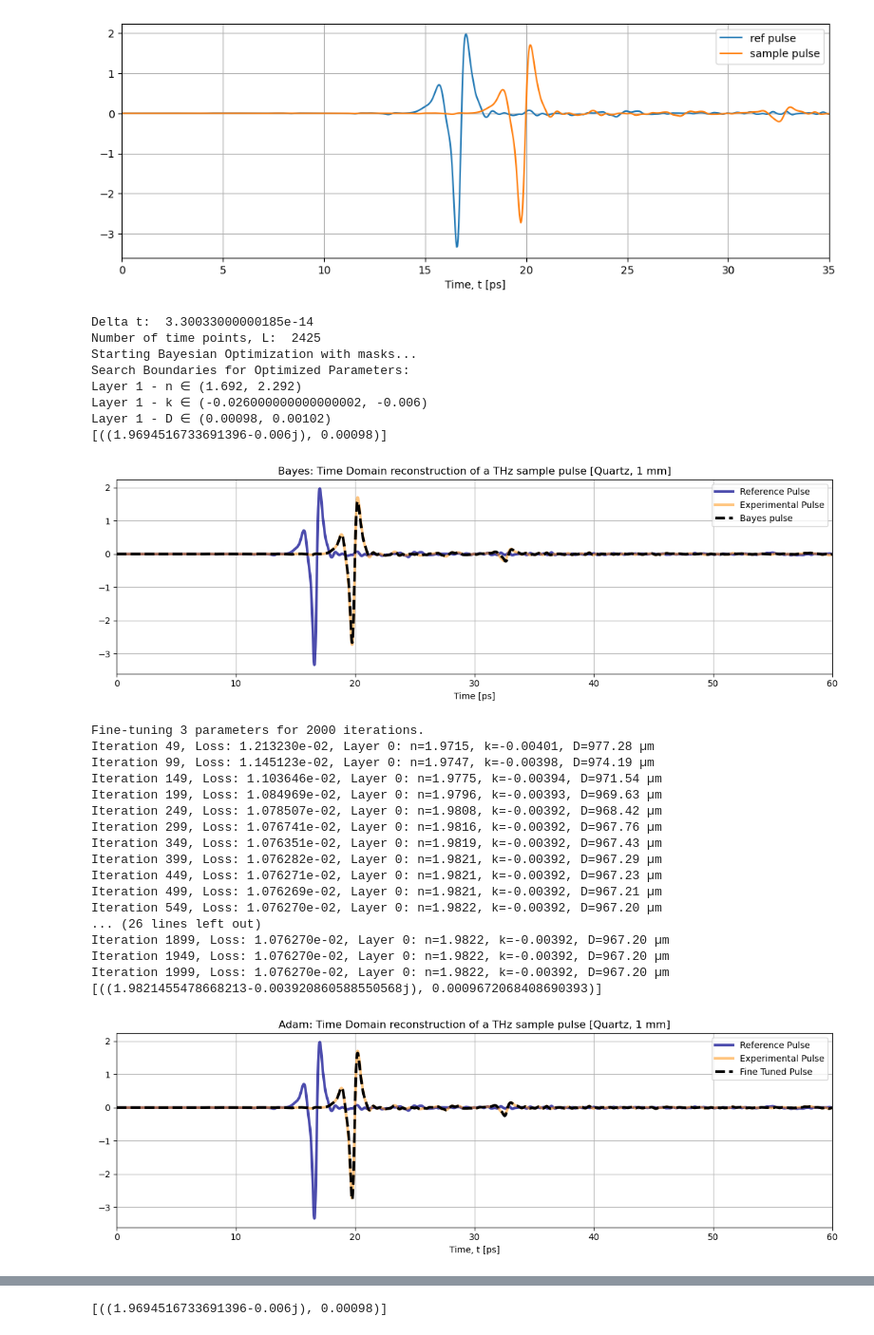
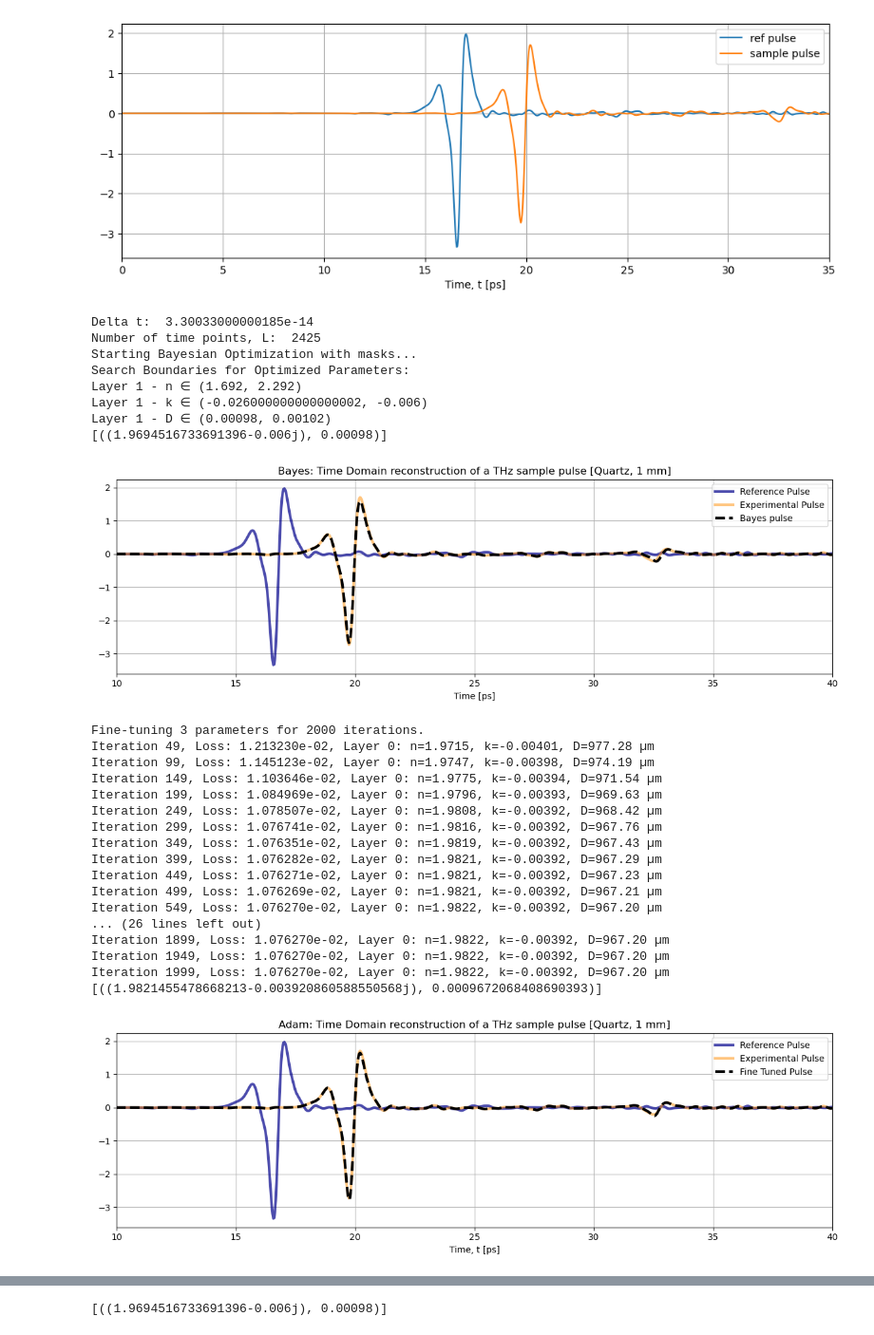
Before and after one commit to Loriginale2000/TerahertzProject, a Jupyter notebook: TheoTHzTDS/THz-TDS/Transfer Matrix Method/Quartz_06_02_2026.ipynb, the cells around one changed output, grey strips where cells are left out. Shown at 95% size. Saved outputs shown, nothing was run; the diff lists cells and outputs as text; code cells hidden in the pictures.

```diff
--- a/TheoTHzTDS/THz-TDS/Transfer Matrix Method/Quartz_06_02_2026.ipynb
+++ b/TheoTHzTDS/THz-TDS/Transfer Matrix Method/Quartz_06_02_2026.ipynb
@@ -376,7 +379,7 @@ plt.plot(t1, reference_pulse_tensor.detach().cpu().numpy(), label='Reference Pul
 plt.plot(t2, sample_pulse_tensor.detach().cpu().numpy(), label='Experimental Pulse', alpha=0.5,linewidth=3,color='darkorange')
 plt.plot(t1, bayes_pulse, label='Bayes pulse', linestyle='--', linewidth=3, color='black')
 plt.xlabel('Time [ps]')
-plt.xlim(0,60)
+plt.xlim(10,40)
 plt.grid(True)
 plt.title('Bayes: Time Domain reconstruction of a THz sample pulse [Quartz, 1 mm]')
 plt.tight_layout()
@@ -390,35 +393,35 @@ plt.show()
 
 
  # Initialize adam optimizer object
 grad_optimizer = LayeredExtractor(reference_pulse_tensor,sample_pulse_tensor, deltat, bayes_params,optimization_mask, lr=0.0001)
  # Run optimization for set iterations, ‘updates’ provides a printout of progress
 optim_params = grad_optimizer.optimize(num_iterations=2000,updates=50)
 optim_pulse = simulate_parallel(reference_pulse_tensor,
 optim_params, deltat, 0)[1].detach().cpu().numpy()[:L]
 print(optim_params)
 plt.figure(figsize=(12,4))
 plt.plot(t1, reference_pulse_tensor.detach().cpu().numpy(), label='Reference Pulse',
 alpha=0.7,linewidth=3,color='darkblue')
 plt.plot(t2, sample_pulse_tensor.detach().cpu().numpy(),
 label='Experimental Pulse',alpha=0.5,linewidth=3,color='darkorange')
 plt.plot(t1, optim_pulse, label='Fine Tuned Pulse',alpha=1, linestyle='--',linewidth=3,color='black')
-plt.xlim(0,60)
+plt.xlim(10,40)
 plt.xlabel('Time, t [ps]')
 plt.title('Adam: Time Domain reconstruction of a THz sample pulse [Quartz, 1 mm]')
 plt.legend()
 plt.grid(True)
 plt.tight_layout()
 plt.show()
 # %% [output]
 Delta t:  3.30033000000185e-14
 Number of time points, L:  2425
 Starting Bayesian Optimization with masks...
 Search Boundaries for Optimized Parameters:
 Layer 1 - n ∈ (1.692, 2.292)
 Layer 1 - k ∈ (-0.026000000000000002, -0.006)
 Layer 1 - D ∈ (0.00098, 0.00102)
 [((1.9694516733691396-0.006j), 0.00098)]
-[figure, old version]
+[figure, new version]
 Fine-tuning 3 parameters for 2000 iterations.
 Iteration 49, Loss: 1.213230e-02, Layer 0: n=1.9715, k=-0.00401, D=977.28 µm
 Iteration 99, Loss: 1.145123e-02, Layer 0: n=1.9747, k=-0.00398, D=974.19 µm
@@ -436,4 +439,4 @@ Iteration 1899, Loss: 1.076270e-02, Layer 0: n=1.9822, k=-0.00392, D=967.20 µm
 Iteration 1949, Loss: 1.076270e-02, Layer 0: n=1.9822, k=-0.00392, D=967.20 µm
 Iteration 1999, Loss: 1.076270e-02, Layer 0: n=1.9822, k=-0.00392, D=967.20 µm
 [((1.9821455478668213-0.003920860588550568j), 0.0009672068408690393)]
-[figure, old version]
+[figure, new version]
```
Also changed, not shown: parts of 8 cells of this notebook, 20 other files.
